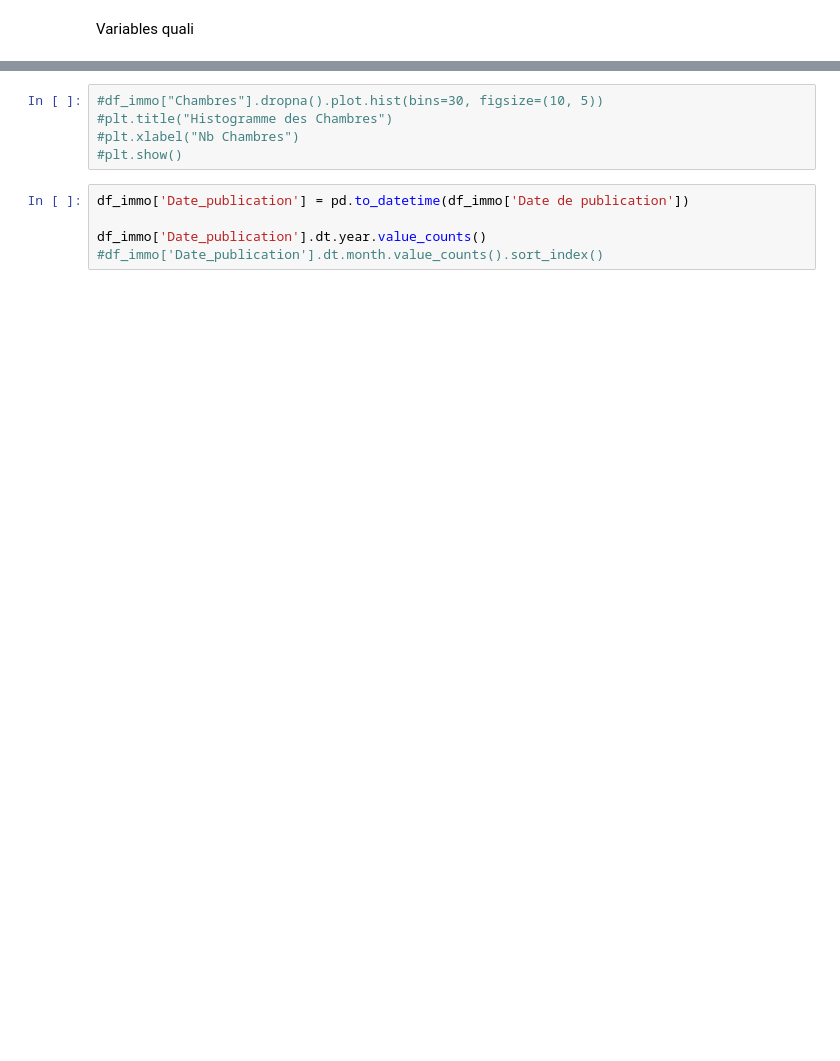
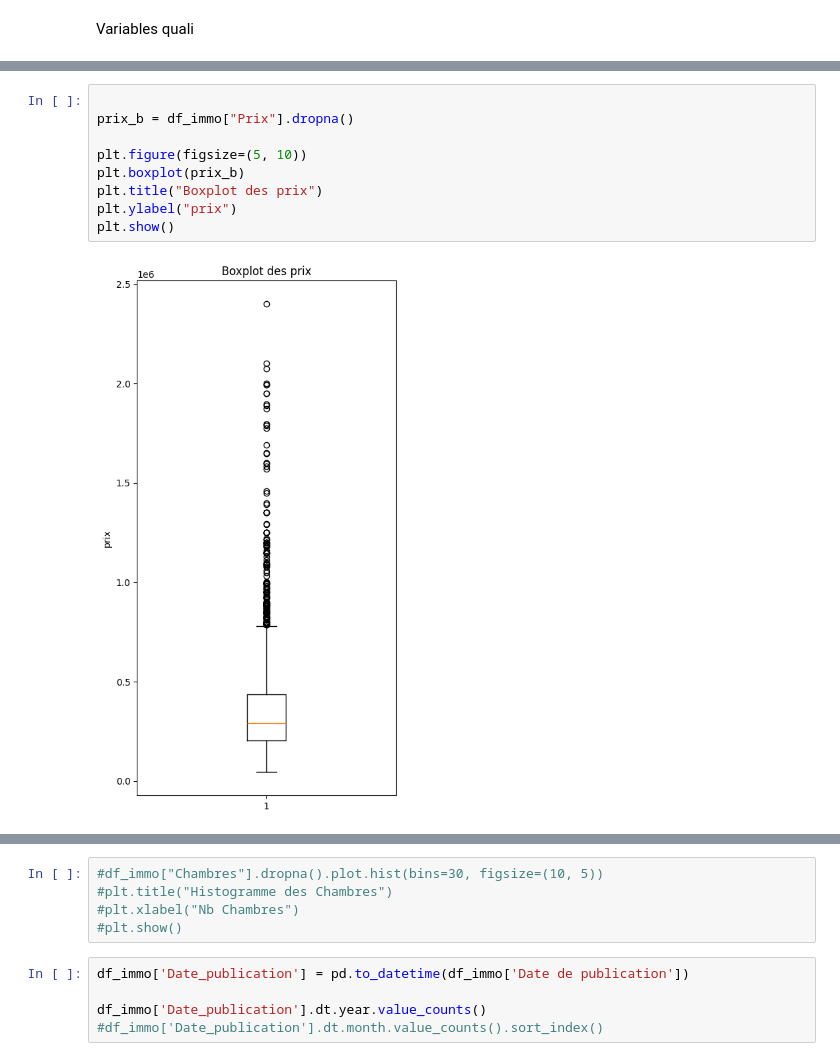
Before and after one commit to sodagt/nlp_immo, a Jupyter notebook: notebooks/exploration.ipynb, the cells around one changed output, grey strips where cells are left out. Saved outputs shown, nothing was run; the diff lists cells and outputs as text; blank space fills up the shorter version.

```diff
--- a/notebooks/exploration.ipynb
+++ b/notebooks/exploration.ipynb
@@ -210 +271,12 @@ plt.show()
+# %%
+
+prix_b = df_immo["Prix"].dropna()
+
+plt.figure(figsize=(5, 10))
+plt.boxplot(prix_b)
+plt.title("Boxplot des prix")
+plt.ylabel("prix")
+plt.show()
+# %% [output]
+[figure, added]
 # %%
```
Also changed, not shown: parts of 163 cells of this notebook, 5 other files.
